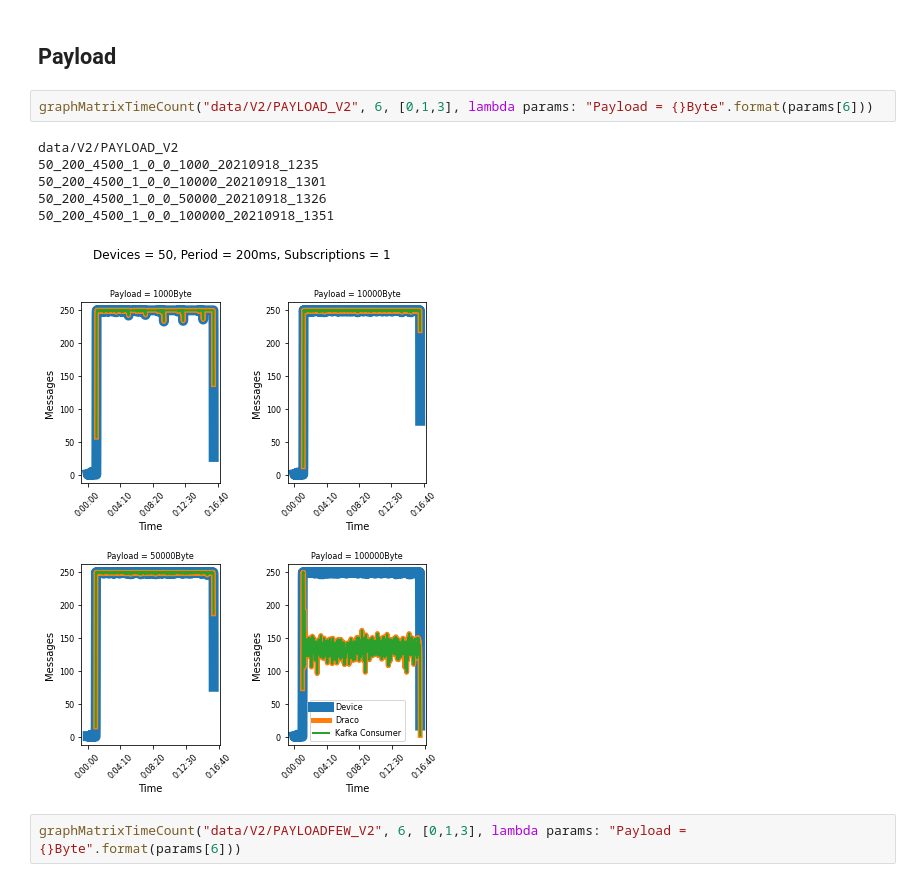
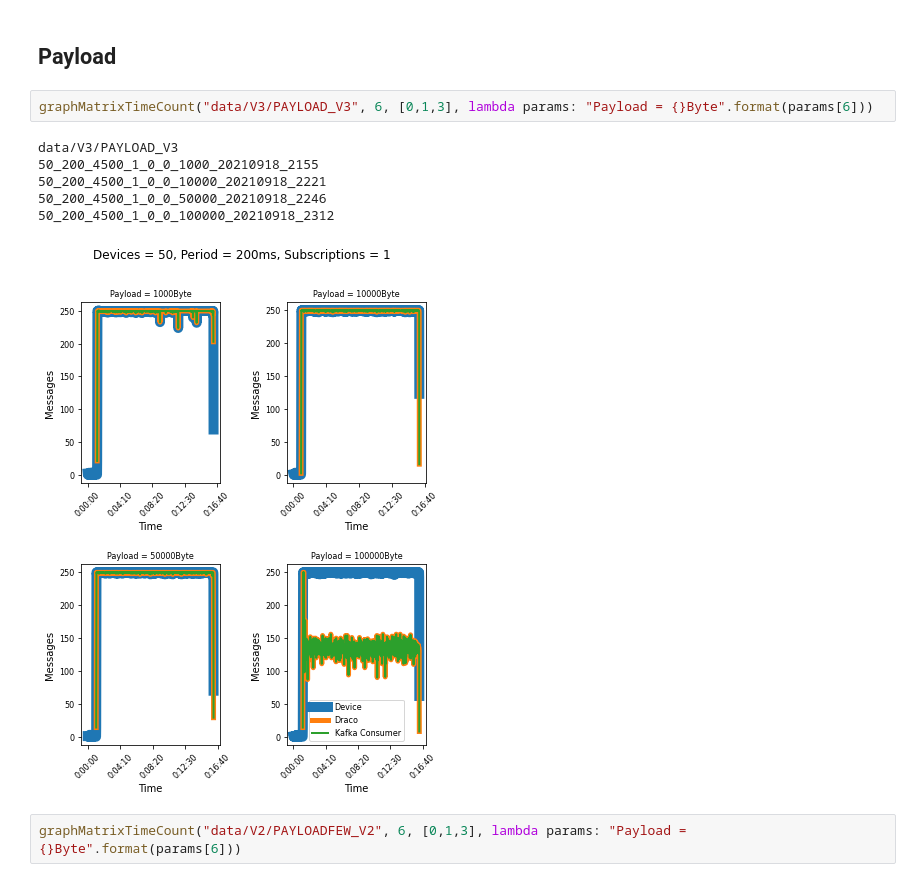
Before and after one commit to w4bo/fiware-performance-analysis, a Jupyter notebook: graphMatrixTesting.ipynb, the cells around one changed output. Drawn from its saved outputs; the diff is of its cells as text.

```diff
--- a/graphMatrixTesting.ipynb
+++ b/graphMatrixTesting.ipynb
@@ -140,14 +140,14 @@ data/V1/FREQUENCY_V1
 # %% [markdown]
 ## Payload
 # %%
-graphMatrixTimeCount("data/V2/PAYLOAD_V2", 6, [0,1,3], lambda params: "Payload = {}Byte".format(params[6]))
+graphMatrixTimeCount("data/V3/PAYLOAD_V3", 6, [0,1,3], lambda params: "Payload = {}Byte".format(params[6]))
 # %% [output]
-data/V2/PAYLOAD_V2
-50_200_4500_1_0_0_1000_20210918_1235
-50_200_4500_1_0_0_10000_20210918_1301
-50_200_4500_1_0_0_50000_20210918_1326
-50_200_4500_1_0_0_100000_20210918_1351
+data/V3/PAYLOAD_V3
+50_200_4500_1_0_0_1000_20210918_2155
+50_200_4500_1_0_0_10000_20210918_2221
+50_200_4500_1_0_0_50000_20210918_2246
+50_200_4500_1_0_0_100000_20210918_2312
-[figure, old version]
+[figure, new version]
 # %%
 graphMatrixTimeCount("data/V2/PAYLOADFEW_V2", 6, [0,1,3], lambda params: "Payload = {}Byte".format(params[6]))
 # %% [output]
```
Also changed, not shown: 9 other files.
